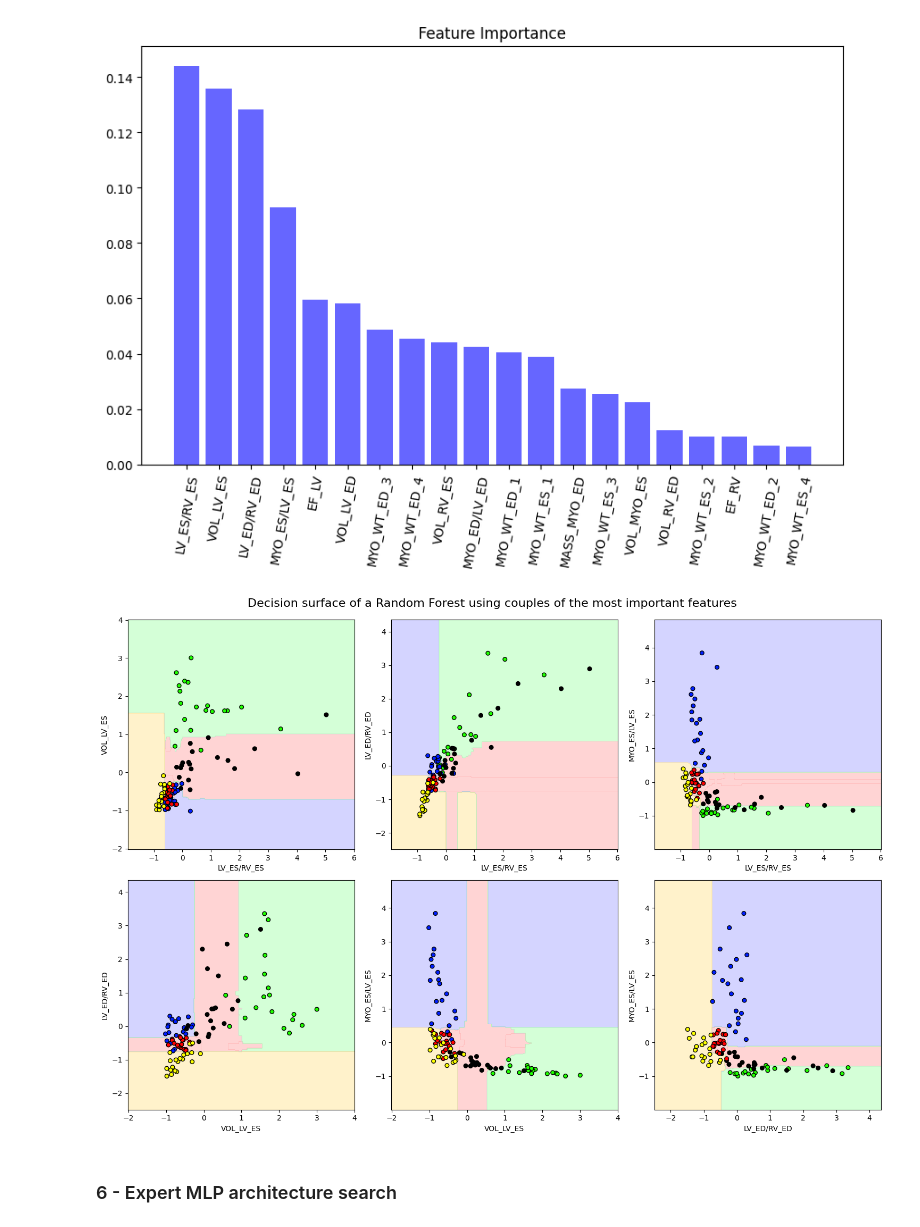
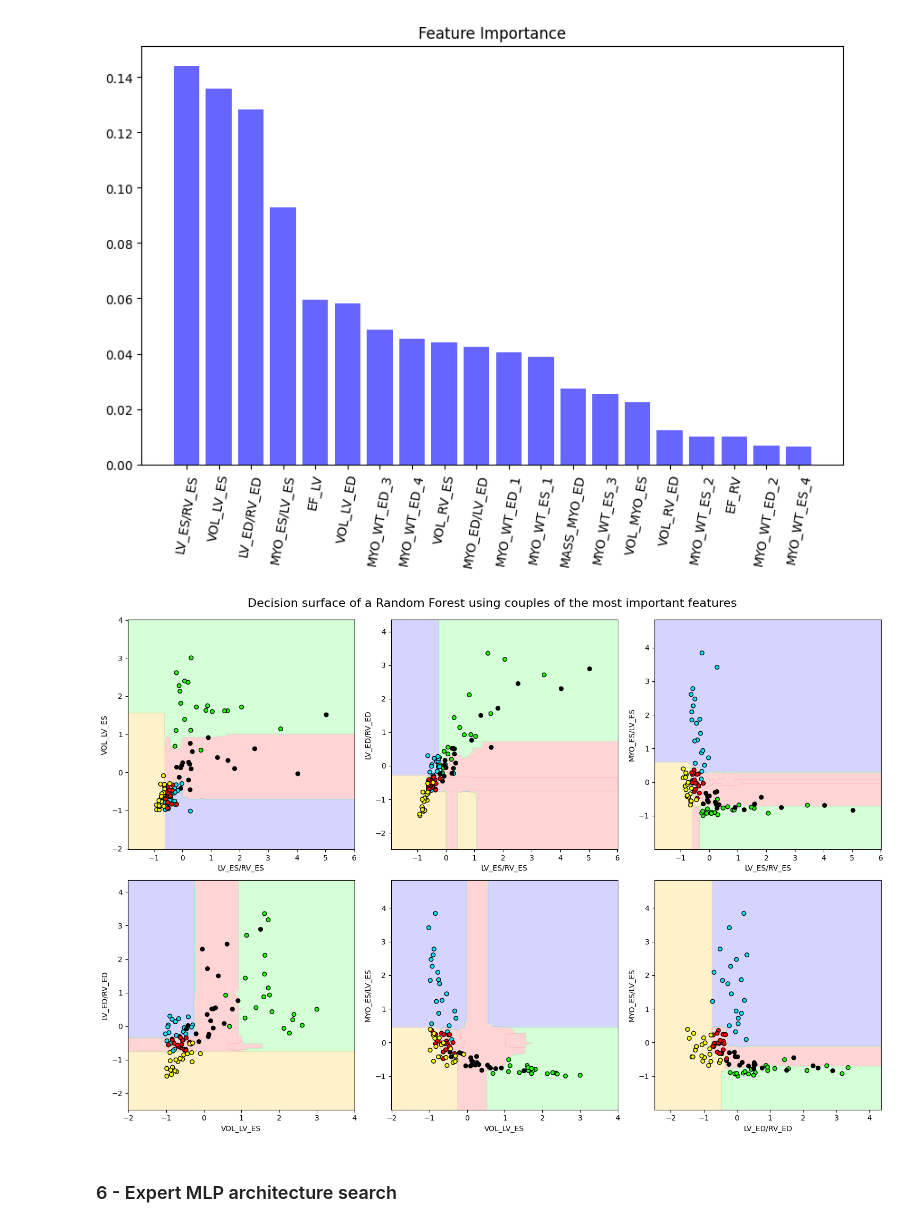
Before and after one commit to clementgilli/Cardiac-Pathology-Prediction, a Jupyter notebook: worksheet.ipynb, the cells around one changed output. Cells and saved outputs as stored; diff of their text form; code cells hidden in the pictures.

```diff
--- a/worksheet.ipynb
+++ b/worksheet.ipynb
@@ -190,35 +190,35 @@ plt.show()
 pairs = [(9,2), (9,8), (9,10), (2,8), (2,10), (8,10)]
 #class_names = ['NOR', 'MINF', 'DCM', 'HCM', 'ARV']
 cmap_background = ListedColormap(['#FFAAAA', '#D9D9D9', '#AAFFB0', '#AAAAFF', '#FFE699'])
-cmap_points = ListedColormap(['#FF0000', '#000000', '#1FFF00', '#001FFF', '#FBFF00'])
+cmap_points = ListedColormap(['#FF0000', '#000000', '#1FFF00', '#00E8FF', '#FBFF00'])
 
 plt.figure(figsize=(15,10))
 for idx, (i1, i2) in enumerate(pairs):
     X_pair = X[:, [i1, i2]]
     y_pair = y
 
     rf.fit(X_pair, y_pair)
 
     x_min, x_max = X_pair[:, 0].min() - 1, X_pair[:, 0].max() + 1
     y_min, y_max = X_pair[:, 1].min() - 1, X_pair[:, 1].max() + 1
     xx, yy = np.meshgrid(np.arange(x_min, x_max, 0.02),
                          np.arange(y_min, y_max, 0.02))
     Z = rf.predict(np.c_[xx.ravel(), yy.ravel()]).reshape(xx.shape)
 
     plt.subplot(2, 3, idx + 1)
     plt.contourf(xx, yy, Z, cmap=cmap_background, alpha=0.5)
     plt.scatter(X_pair[:, 0], X_pair[:, 1], c=y_pair, cmap=cmap_points, edgecolor='k', s=30)
 
     #plt.xlabel(f"Feature {i1}")
     #plt.ylabel(f"Feature {i2}")
     plt.xlabel(names_features[i1])
     plt.ylabel(names_features[i2])
 
 plt.tight_layout()
 plt.suptitle("Decision surface of a Random Forest using couples of the most important features", y=1.02, fontsize=16)
 plt.show()
 # %% [output]
-[figure, old version]
+[figure, new version]
 # %% [markdown]
 ### 6 - Expert MLP architecture search
 # %%
```
Also changed, not shown: parts of 1 cell of this notebook, 1 other file.
